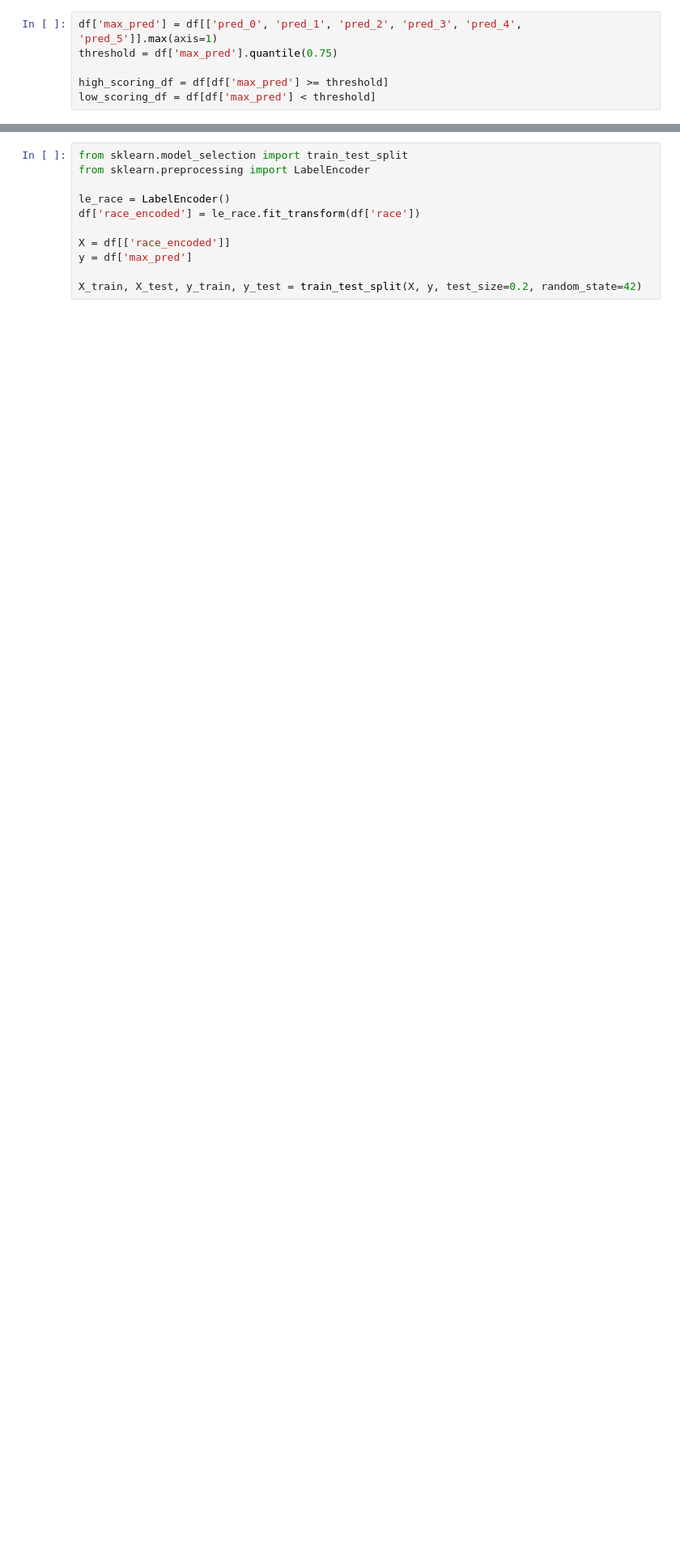
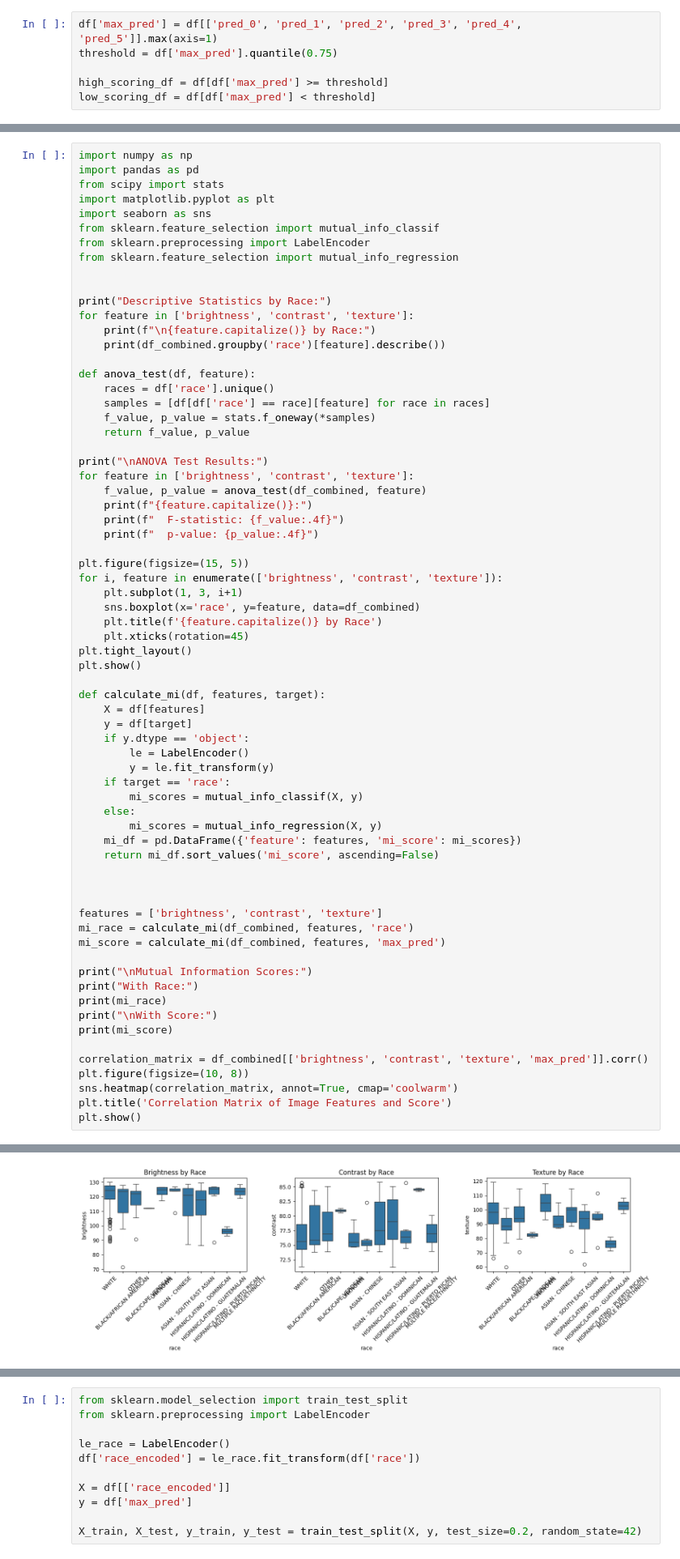
Before and after one commit to ashmitg/cxr-image-analysis, a Jupyter notebook: mimic_ai_harms.ipynb, the cells around one changed output, grey strips where cells are left out. Shown at 81% size. Cells and saved outputs as stored; diff of their text form; blank space fills up the shorter version.

```diff
--- a/mimic_ai_harms.ipynb
+++ b/mimic_ai_harms.ipynb
@@ -119,0 +245,69 @@ plt.show()
+# %%
+import numpy as np
+import pandas as pd
+from scipy import stats
+import matplotlib.pyplot as plt
+import seaborn as sns
+from sklearn.feature_selection import mutual_info_classif
+from sklearn.preprocessing import LabelEncoder
+from sklearn.feature_selection import mutual_info_regression
+
+
+print("Descriptive Statistics by Race:")
+for feature in ['brightness', 'contrast', 'texture']:
+    print(f"\n{feature.capitalize()} by Race:")
+    print(df_combined.groupby('race')[feature].describe())
+
+def anova_test(df, feature):
+    races = df['race'].unique()
+    samples = [df[df['race'] == race][feature] for race in races]
+    f_value, p_value = stats.f_oneway(*samples)
+    return f_value, p_value
+
+print("\nANOVA Test Results:")
+for feature in ['brightness', 'contrast', 'texture']:
+    f_value, p_value = anova_test(df_combined, feature)
+    print(f"{feature.capitalize()}:")
+    print(f"  F-statistic: {f_value:.4f}")
+    print(f"  p-value: {p_value:.4f}")
+
+plt.figure(figsize=(15, 5))
+for i, feature in enumerate(['brightness', 'contrast', 'texture']):
+    plt.subplot(1, 3, i+1)
+    sns.boxplot(x='race', y=feature, data=df_combined)
+    plt.title(f'{feature.capitalize()} by Race')
+    plt.xticks(rotation=45)
+plt.tight_layout()
+plt.show()
+
+def calculate_mi(df, features, target):
+    X = df[features]
+    y = df[target]
+    if y.dtype == 'object':
+        le = LabelEncoder()
+        y = le.fit_transform(y)
+    if target == 'race':
+        mi_scores = mutual_info_classif(X, y)
+    else:
+        mi_scores = mutual_info_regression(X, y)
+    mi_df = pd.DataFrame({'feature': features, 'mi_score': mi_scores})
+    return mi_df.sort_values('mi_score', ascending=False)
+
+
+
+features = ['brightness', 'contrast', 'texture']
+mi_race = calculate_mi(df_combined, features, 'race')
+mi_score = calculate_mi(df_combined, features, 'max_pred')
+
+print("\nMutual Information Scores:")
+print("With Race:")
+print(mi_race)
+print("\nWith Score:")
+print(mi_score)
+
+correlation_matrix = df_combined[['brightness', 'contrast', 'texture', 'max_pred']].corr()
+plt.figure(figsize=(10, 8))
+sns.heatmap(correlation_matrix, annot=True, cmap='coolwarm')
+plt.title('Correlation Matrix of Image Features and Score')
+plt.show()
+# %% [output]
@@ -119,0 +331 @@ plt.show()
+[figure, added]
```
Also changed, not shown: parts of 12 cells of this notebook.
